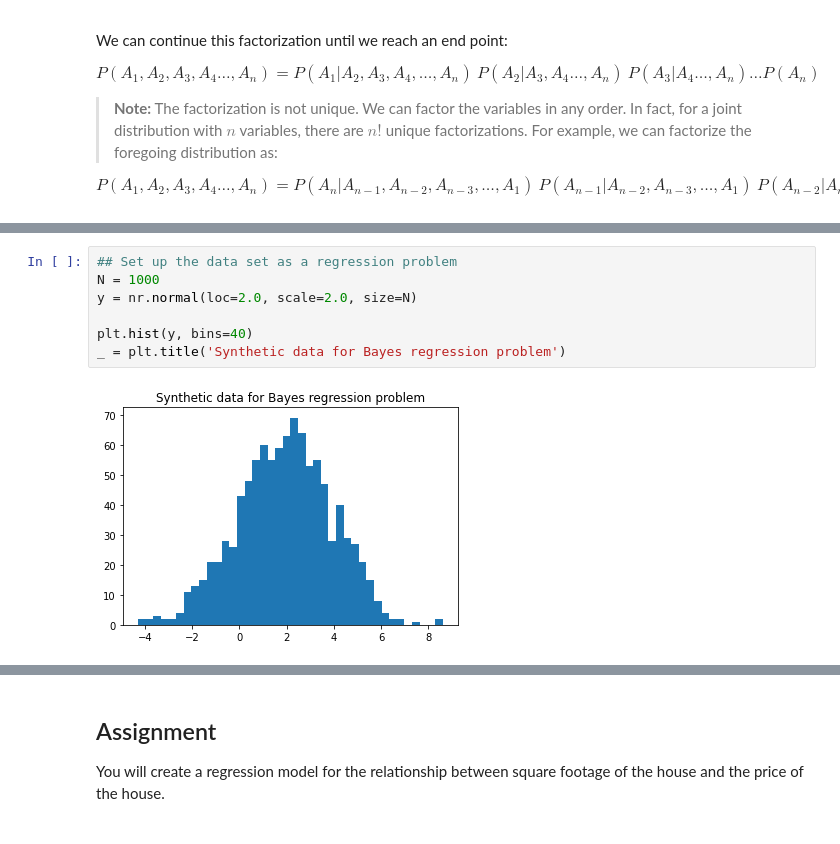
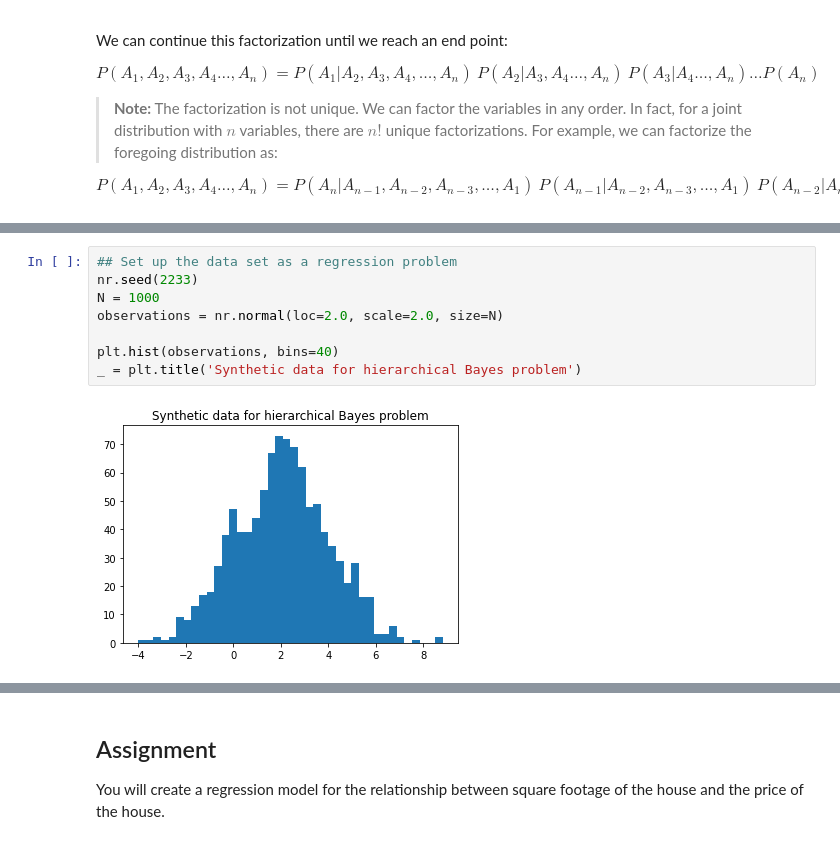
Before and after one commit to StephenElston/DataScience410, a Jupyter notebook: Lecture9/BayesModels2.ipynb, the cells around one changed output, grey strips where cells are left out. Drawn from its saved outputs; the diff is of its cells as text.

Commit message:
Updated hierarchical model example code and discussion

```diff
--- a/Lecture9/BayesModels2.ipynb
+++ b/Lecture9/BayesModels2.ipynb
@@ -511,9 +526,10 @@ $$N(\hat{y_i}, \tau)$$
 # %%
 ## Set up the data set as a regression problem
+nr.seed(2233)
 N = 1000
-y = nr.normal(loc=2.0, scale=2.0, size=N)
+observations = nr.normal(loc=2.0, scale=2.0, size=N)
 
-plt.hist(y, bins=40)
-_ = plt.title('Synthetic data for Bayes regression problem')
+plt.hist(observations, bins=40)
+_ = plt.title('Synthetic data for hierarchical Bayes problem')
 # %% [output]
-[figure, old version]
+[figure, new version]
```
Also changed, not shown: parts of 40 cells of this notebook.
